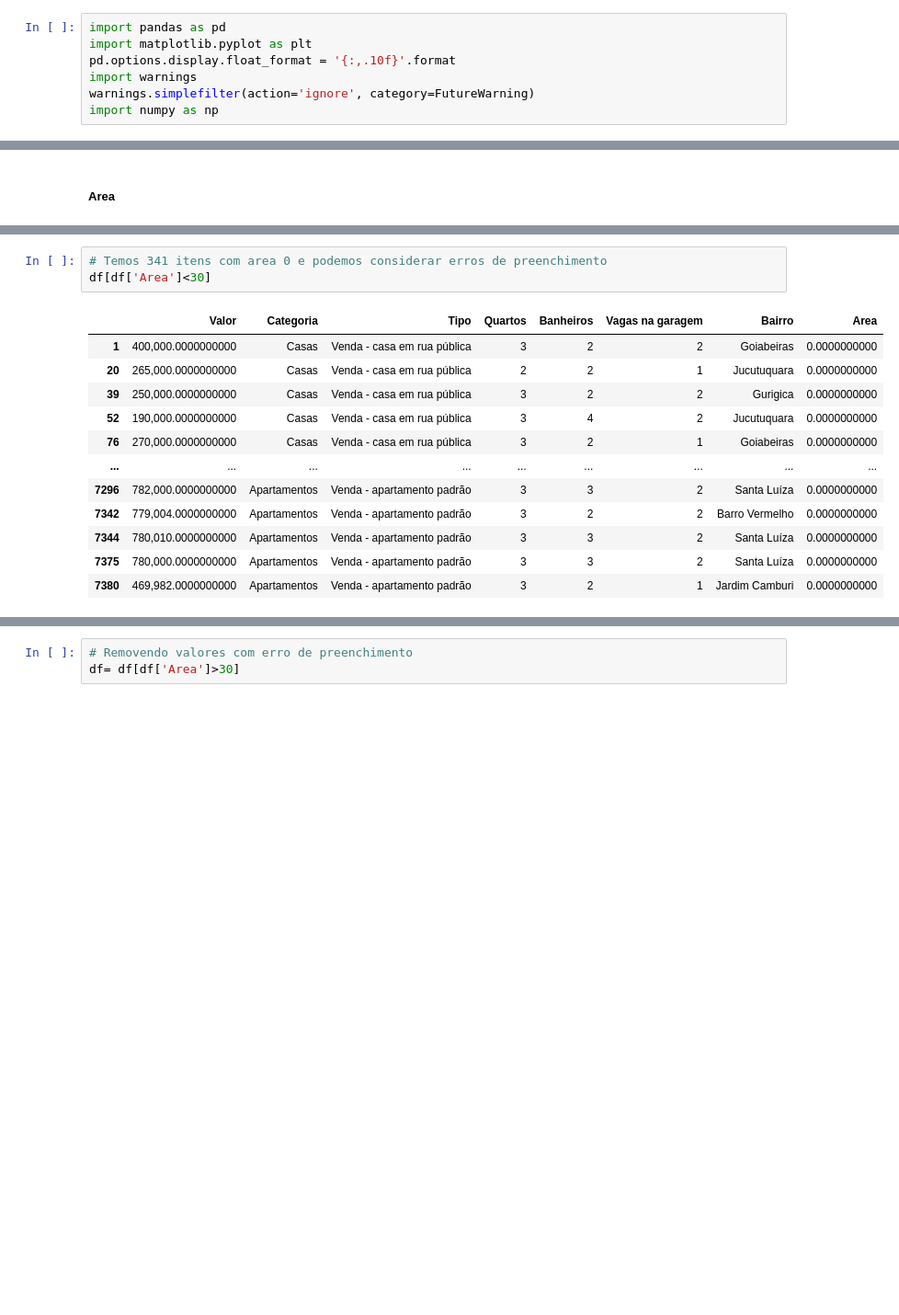
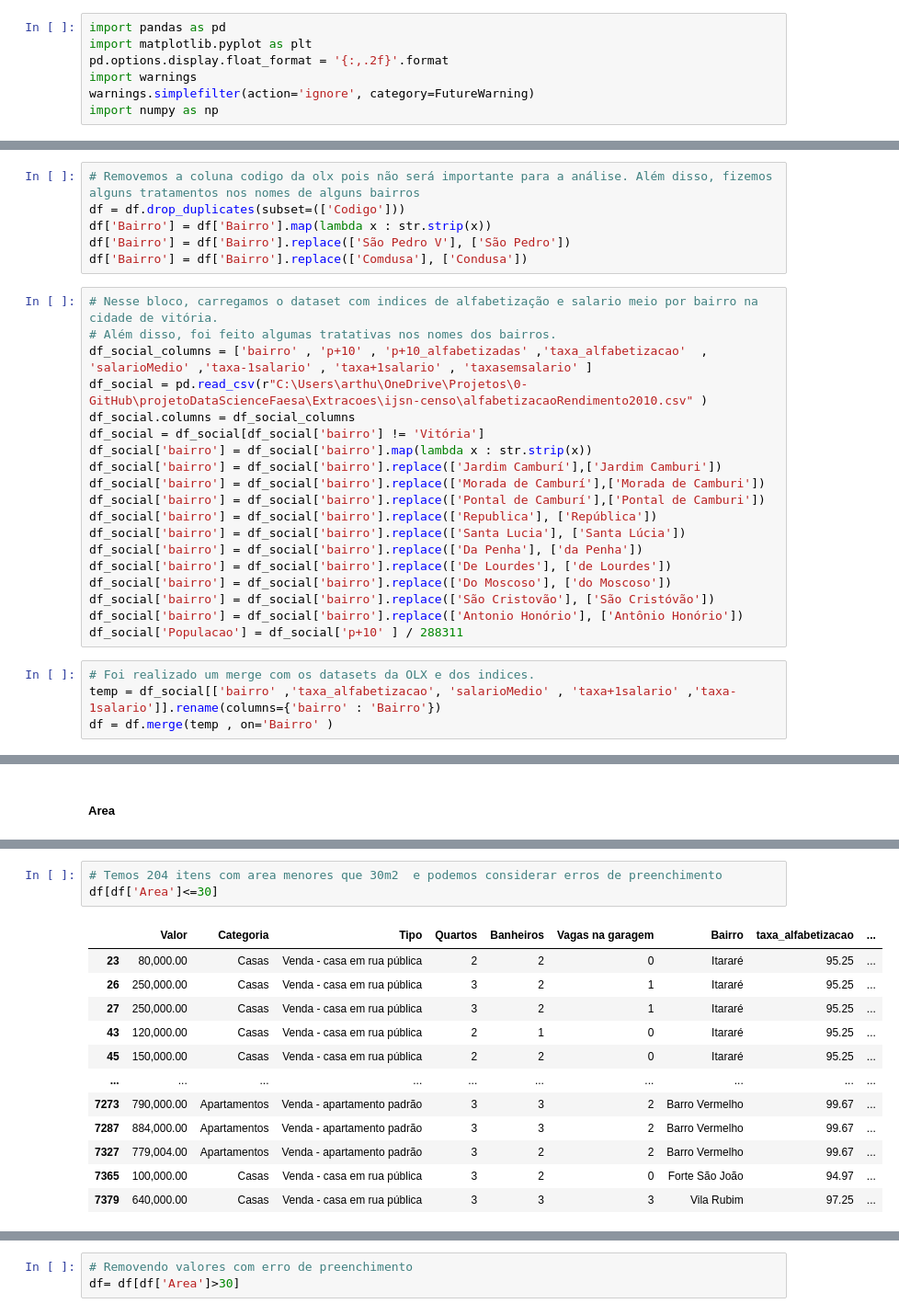
Before and after one commit to arthurcsp/mlStuff, a Jupyter notebook: Projects/OlxHousePricePrediction/Analysis/dataAnalysis.ipynb, the cells around one changed output, grey strips where cells are left out. Shown at 92% size. Cells and saved outputs as stored; diff of their text form; blank space fills up the shorter version.

```diff
--- a/Projects/OlxHousePricePrediction/Analysis/dataAnalysis.ipynb
+++ b/Projects/OlxHousePricePrediction/Analysis/dataAnalysis.ipynb
@@ -1,7 +1,7 @@
 # %%
 import pandas as pd
 import matplotlib.pyplot as plt
-pd.options.display.float_format = '{:,.10f}'.format
+pd.options.display.float_format = '{:,.2f}'.format
 import warnings
 warnings.simplefilter(action='ignore', category=FutureWarning)
 import numpy as np
@@ -18,2 +19,31 @@ df = df.drop_duplicates(subset=(['Codigo']))
+# %%
+# Removemos a coluna codigo da olx pois não será importante para a análise. Além disso, fizemos alguns tratamentos nos nomes de alguns bairros
+df = df.drop_duplicates(subset=(['Codigo']))
+df['Bairro'] = df['Bairro'].map(lambda x : str.strip(x))
+df['Bairro'] = df['Bairro'].replace(['São Pedro V'], ['São Pedro'])
+df['Bairro'] = df['Bairro'].replace(['Comdusa'], ['Condusa'])
+# %%
+# Nesse bloco, carregamos o dataset com indices de alfabetização e salario meio por bairro na cidade de vitória.
+# Além disso, foi feito algumas tratativas nos nomes dos bairros.
+df_social_columns = ['bairro' , 'p+10' , 'p+10_alfabetizadas' ,'taxa_alfabetizacao'  , 'salarioMedio' ,'taxa-1salario' , 'taxa+1salario' , 'taxasemsalario' ]
+df_social = pd.read_csv(r"C:\Users\arthu\OneDrive\Projetos\0-GitHub\projetoDataScienceFaesa\Extracoes\ijsn-censo\alfabetizacaoRendimento2010.csv" )
+df_social.columns = df_social_columns
+df_social = df_social[df_social['bairro'] != 'Vitória']
+df_social['bairro'] = df_social['bairro'].map(lambda x : str.strip(x))
+df_social['bairro'] = df_social['bairro'].replace(['Jardim Camburí'],['Jardim Camburi'])
+df_social['bairro'] = df_social['bairro'].replace(['Morada de Camburí'],['Morada de Camburi'])
+df_social['bairro'] = df_social['bairro'].replace(['Pontal de Camburí'],['Pontal de Camburi'])
+df_social['bairro'] = df_social['bairro'].replace(['Republica'], ['República'])
+df_social['bairro'] = df_social['bairro'].replace(['Santa Lucia'], ['Santa Lúcia'])
+df_social['bairro'] = df_social['bairro'].replace(['Da Penha'], ['da Penha'])
+df_social['bairro'] = df_social['bairro'].replace(['De Lourdes'], ['de Lourdes'])
+df_social['bairro'] = df_social['bairro'].replace(['Do Moscoso'], ['do Moscoso'])
+df_social['bairro'] = df_social['bairro'].replace(['São Cristovão'], ['São Cristóvão'])
+df_social['bairro'] = df_social['bairro'].replace(['Antonio Honório'], ['Antônio Honório'])
+df_social['Populacao'] = df_social['p+10' ] / 288311
+# %%
+# Foi realizado um merge com os datasets da OLX e dos indices.
+temp = df_social[['bairro' ,'taxa_alfabetizacao', 'salarioMedio' , 'taxa+1salario' ,'taxa-1salario']].rename(columns={'bairro' : 'Bairro'})
+df = df.merge(temp , on='Bairro' )
 # %% [markdown]
 # Tratamento de dados
@@ -105,18 +181,18 @@ plt.show()
 # %% [output]
 [figure]
 # %%
-# Temos 341 itens com area 0 e podemos considerar erros de preenchimento
-df[df['Area']<30]
+# Temos 204 itens com area menores que 30m2  e podemos considerar erros de preenchimento
+df[df['Area']<=30]
 # %% [output]
-|  | Valor | Categoria | Tipo | Quartos | Banheiros | Vagas na garagem | Bairro | Area |
-| 1 | 400,000.0000000000 | Casas | Venda - casa em rua pública | 3 | 2 | 2 | Goiabeiras | 0.0000000000 |
-| 20 | 265,000.0000000000 | Casas | Venda - casa em rua pública | 2 | 2 | 1 | Jucutuquara | 0.0000000000 |
-| 39 | 250,000.0000000000 | Casas | Venda - casa em rua pública | 3 | 2 | 2 | Gurigica | 0.0000000000 |
-| 52 | 190,000.0000000000 | Casas | Venda - casa em rua pública | 3 | 4 | 2 | Jucutuquara | 0.0000000000 |
-| 76 | 270,000.0000000000 | Casas | Venda - casa em rua pública | 3 | 2 | 1 | Goiabeiras | 0.0000000000 |
-| ... | ... | ... | ... | ... | ... | ... | ... | ... |
-| 7296 | 782,000.0000000000 | Apartamentos | Venda - apartamento padrão | 3 | 3 | 2 | Santa Luíza | 0.0000000000 |
-| 7342 | 779,004.0000000000 | Apartamentos | Venda - apartamento padrão | 3 | 2 | 2 | Barro Vermelho | 0.0000000000 |
-| 7344 | 780,010.0000000000 | Apartamentos | Venda - apartamento padrão | 3 | 3 | 2 | Santa Luíza | 0.0000000000 |
-| 7375 | 780,000.0000000000 | Apartamentos | Venda - apartamento padrão | 3 | 3 | 2 | Santa Luíza | 0.0000000000 |
-| 7380 | 469,982.0000000000 | Apartamentos | Venda - apartamento padrão | 3 | 2 | 1 | Jardim Camburi | 0.0000000000 |
+|  | Valor | Categoria | Tipo | Quartos | Banheiros | Vagas na garagem | Bairro | taxa_alfabetizacao | ... |
+| 23 | 80,000.00 | Casas | Venda - casa em rua pública | 2 | 2 | 0 | Itararé | 95.25 | ... |
+| 26 | 250,000.00 | Casas | Venda - casa em rua pública | 3 | 2 | 1 | Itararé | 95.25 | ... |
+| 27 | 250,000.00 | Casas | Venda - casa em rua pública | 3 | 2 | 1 | Itararé | 95.25 | ... |
+| 43 | 120,000.00 | Casas | Venda - casa em rua pública | 2 | 1 | 0 | Itararé | 95.25 | ... |
+| 45 | 150,000.00 | Casas | Venda - casa em rua pública | 2 | 2 | 0 | Itararé | 95.25 | ... |
+| ... | ... | ... | ... | ... | ... | ... | ... | ... | ... |
+| 7273 | 790,000.00 | Apartamentos | Venda - apartamento padrão | 3 | 3 | 2 | Barro Vermelho | 99.67 | ... |
+| 7287 | 884,000.00 | Apartamentos | Venda - apartamento padrão | 3 | 3 | 2 | Barro Vermelho | 99.67 | ... |
+| 7327 | 779,004.00 | Apartamentos | Venda - apartamento padrão | 3 | 2 | 2 | Barro Vermelho | 99.67 | ... |
+| 7365 | 100,000.00 | Casas | Venda - casa em rua pública | 3 | 2 | 0 | Forte São João | 94.97 | ... |
+| 7379 | 640,000.00 | Casas | Venda - casa em rua pública | 3 | 3 | 3 | Vila Rubim | 97.25 | ... |
```
Also changed, not shown: parts of 66 cells of this notebook, 2 other files.
